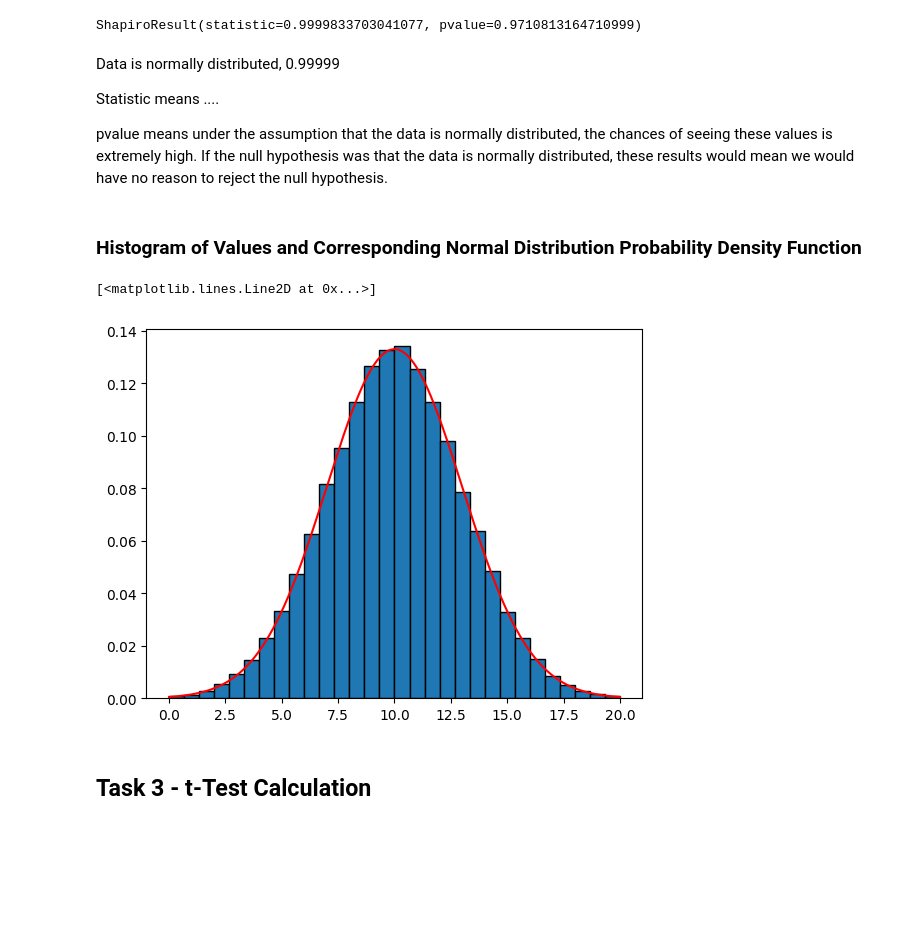
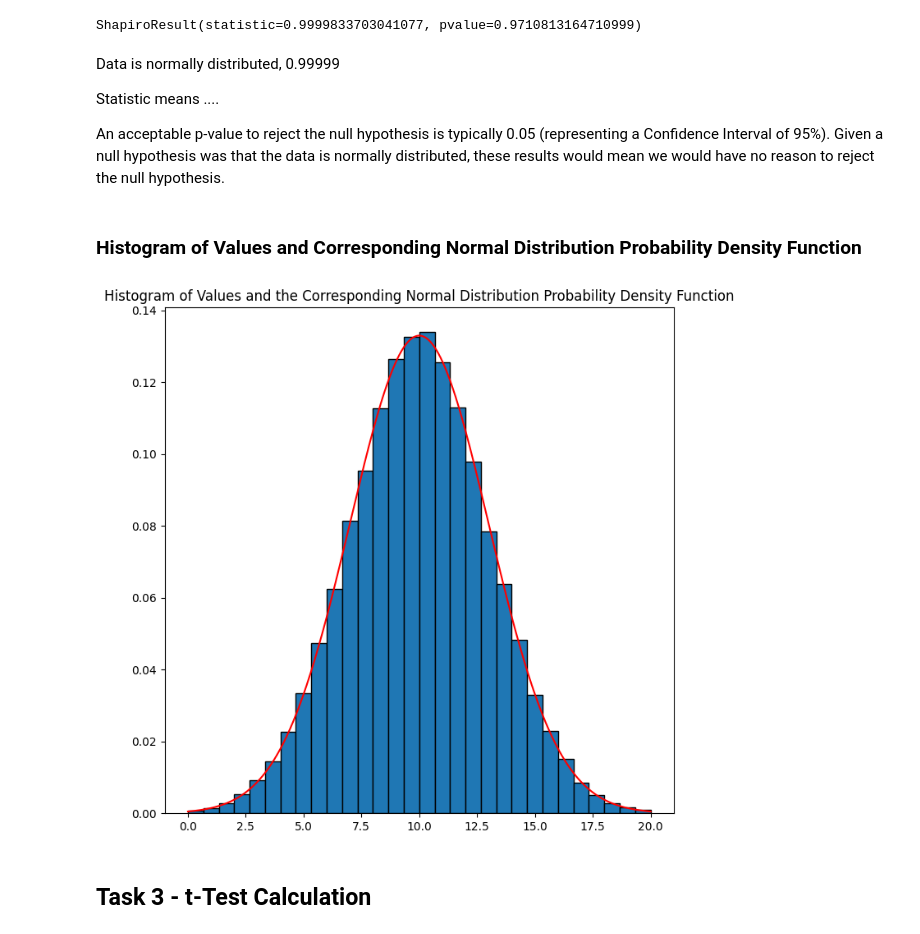
Before and after one commit to rachel-king4/appliedstatistics, a Jupyter notebook: tasks.ipynb, the cells around one changed output. Cells and saved outputs as stored; diff of their text form; code cells hidden in the pictures; blank space fills up the shorter version.

```diff
--- a/tasks.ipynb
+++ b/tasks.ipynb
@@ -219,7 +221,7 @@ Data is normally distributed, 0.99999
 
 Statistic means ....
 
-pvalue means under the assumption that the data is normally distributed, the chances of seeing these values is extremely high. If the null hypothesis was that the data is normally distributed, these results would mean we would have no reason to reject the null hypothesis.
+An acceptable p-value to reject the null hypothesis is typically 0.05 (representing a Confidence Interval of 95%). Given a null hypothesis was that the data is normally distributed, these results would mean we would have no reason to reject the null hypothesis.
 # %% [markdown]
 ### Histogram of Values and Corresponding Normal Distribution Probability Density Function
 # %%
@@ -232,22 +234,22 @@ def f(x, mu=10.0, sigma=3.0):
   return norm * np.exp(-(x - mu)**2 / (2.0 * sigma**2))
 # %%
 # Create a blank plot
-fig, ax = plt.subplots()
+fig, ax = plt.subplots(figsize=(8, 8))
 
 # Create a histogram
 ax.hist(data, edgecolor='black', density=True, bins=np.linspace(0, 20, 31));
 
 # Create an x range for my values
 x = np.linspace(0, 20, 100001)
 
 # Get y values
 y = f(x, mu=10.0, sigma=3.0)
 
 # Plot the function
 ax.plot(x, y, 'r-')
+ax.set_title('Histogram of Values and the Corresponding Normal Distribution Probability Density Function');
 # %% [output]
-[<matplotlib.lines.Line2D at 0x...>]
-[figure, old version]
+[figure, new version]
 # %% [markdown]
 ## Task 3 - t-Test Calculation
 # %% [markdown]
```
Also changed, not shown: parts of 11 cells of this notebook, 1 other file.
